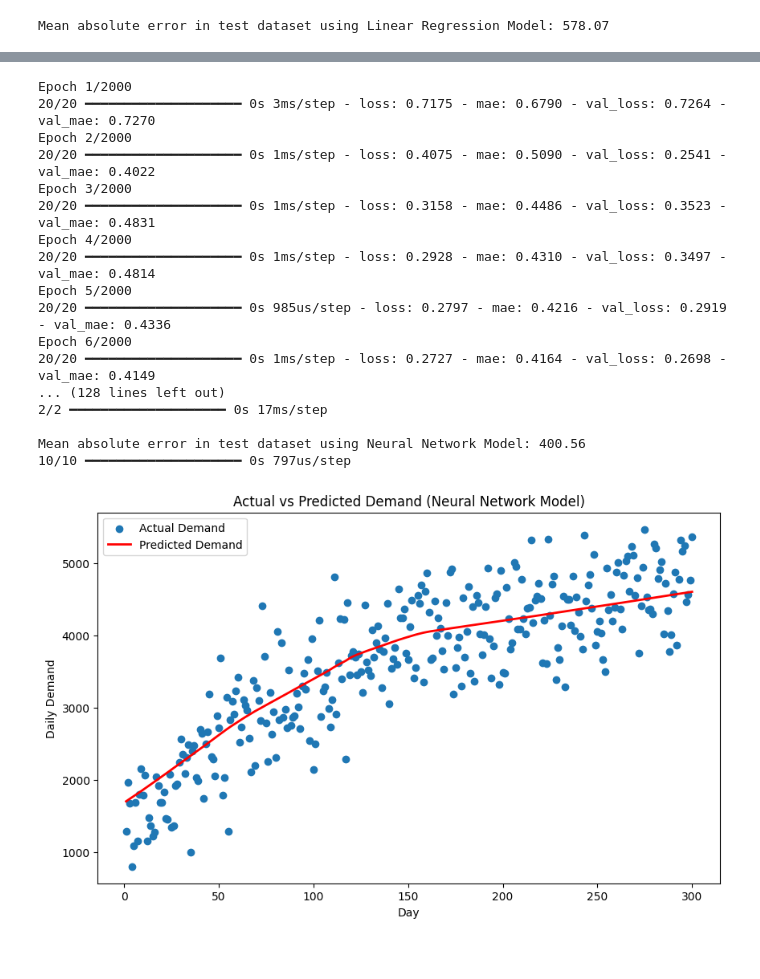
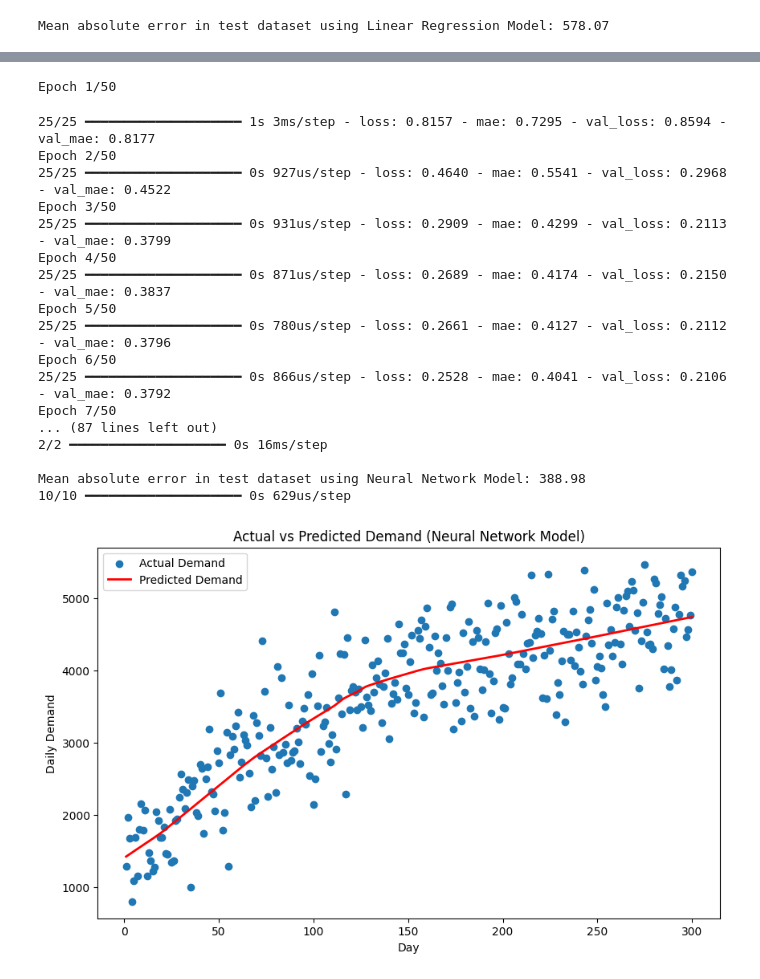
Before and after one commit to dineshsinghbisht/masterdegree, a Jupyter notebook: exercises/machinelearning/ex7.ipynb, the cells around one changed output, grey strips where cells are left out. Drawn from its saved outputs; the diff is of its cells as text; code cells hidden in the pictures.

```diff
--- a/exercises/machinelearning/ex7.ipynb
+++ b/exercises/machinelearning/ex7.ipynb
@@ -23,7 +23,7 @@ y_train = train_dataset[['Demand']]
 X_test = test_dataset[['Day']]
 y_test = test_dataset[['Demand']]
 
-# Fit linear regression model to train dataset
+# Fit Linear Regression Model to train dataset
 linreg_model = LinearRegression()
 linreg_model.fit(X_train, y_train)
 
@@ -48,7 +48,7 @@ plt.ylabel("Daily Demand")
 plt.legend()
 plt.show()
 
-# Scale both feature and target for Neural Network model
+# Scale both feature and target using StandardScaler for Neural Network Model
 scaler_x = StandardScaler()
 X_train_scaled = scaler_x.fit_transform(X_train)
 X_test_scaled = scaler_x.transform(X_test)
@@ -57,81 +57,72 @@ scaler_y = StandardScaler()
 y_train_scaled = scaler_y.fit_transform(y_train)
 y_test_scaled = scaler_y.transform(y_test)
 
-# Create, compile and train a Neural Network Model for Nonlinear Regression on train dataset
+# Create, compile and train a Neural Network Model for nonlinear regression on train dataset
 nn_model = tf.keras.Sequential([
-    tf.keras.Input(shape=(X_train_scaled.shape[1],)),
-    tf.keras.layers.Dense(60, activation='relu'),
-    tf.keras.layers.Dense(60, activation='relu'),
+    tf.keras.layers.Dense(30, activation='relu', input_shape=(X_train_scaled.shape[1],)),
+    tf.keras.layers.Dense(30, activation='relu'),
+    tf.keras.layers.Dense(30, activation='relu'),
     tf.keras.layers.Dense(y_train_scaled.shape[1])
 ])
 
-# Compile the model using Adam optimizer and Mean Squared Error loss
 nn_model.compile(
     tf.keras.optimizers.Adam(learning_rate=0.001),
     loss='mse',
     metrics=['mae']
 )
 
-# Stop training early if validation loss does not improve
-early_stop = tf.keras.callbacks.EarlyStopping(
-    monitor="val_loss", patience=30, restore_best_weights=True
-)
-
-# Train the neural network with validation split to monitor performance
 nn_model.fit(
     X_train_scaled, y_train_scaled,
-    validation_split=0.2,
-    shuffle=False,
-    epochs=2000,
-    batch_size=10,
-    callbacks=[early_stop],
+    validation_data=(X_test_scaled, y_test_scaled),
+    epochs=50, batch_size=10,
     #verbose=0 # Silent mode – no output printed during training
 )
 
-# Generate predictions for the test dataset
+# Predict on test dataset
 nn_model_prediction_test = nn_model.predict(X_test_scaled)
 
-# Inverse-transform the predictions
+# Inverse transform the predictions
 nn_model_prediction_test = scaler_y.inverse_transform(nn_model_prediction_test)
 
-# Inverse-transform (restore original scale) of target
+# Inverse transform the target
 y_test = scaler_y.inverse_transform(y_test_scaled)
 
 # Evaluate and display model accuracy with Mean Absolute Error for test dataset
 print(f"\nMean absolute error in test dataset using Neural Network Model: {mean_absolute_error(y_test, nn_model_prediction_test):.2f}")
 
 # For plotting across entire (1–300) period
 X_full_scaled = scaler_x.transform(X_full) # Scale the input
 nn_model_pred_all = nn_model.predict(X_full_scaled)
 nn_model_pred_all = scaler_y.inverse_transform(nn_model_pred_all) # inverse transform the target
 
 # Plot for Neural Network Model (actual + predicted across entire period 1-300 Days)
 plt.figure(figsize=(10, 6))
 plt.scatter(df['Day'], y_full, label='Actual Demand')
 plt.plot(df['Day'], nn_model_pred_all, label='Predicted Demand', color='red', linewidth=2)
 plt.title("Actual vs Predicted Demand (Neural Network Model)")
 plt.xlabel("Day")
 plt.ylabel("Daily Demand")
 plt.legend()
 plt.show()
 # %% [output]
 Mean absolute error in test dataset using Linear Regression Model: 578.07
 [figure]
-Epoch 1/2000
-20/20 ━━━━━━━━━━━━━━━━━━━━ 0s 3ms/step - loss: 0.7175 - mae: 0.6790 - val_loss: 0.7264 - val_mae: 0.7270
-Epoch 2/2000
-20/20 ━━━━━━━━━━━━━━━━━━━━ 0s 1ms/step - loss: 0.4075 - mae: 0.5090 - val_loss: 0.2541 - val_mae: 0.4022
-Epoch 3/2000
-20/20 ━━━━━━━━━━━━━━━━━━━━ 0s 1ms/step - loss: 0.3158 - mae: 0.4486 - val_loss: 0.3523 - val_mae: 0.4831
-Epoch 4/2000
-20/20 ━━━━━━━━━━━━━━━━━━━━ 0s 1ms/step - loss: 0.2928 - mae: 0.4310 - val_loss: 0.3497 - val_mae: 0.4814
-Epoch 5/2000
-20/20 ━━━━━━━━━━━━━━━━━━━━ 0s 985us/step - loss: 0.2797 - mae: 0.4216 - val_loss: 0.2919 - val_mae: 0.4336
-Epoch 6/2000
-20/20 ━━━━━━━━━━━━━━━━━━━━ 0s 1ms/step - loss: 0.2727 - mae: 0.4164 - val_loss: 0.2698 - val_mae: 0.4149
-... (128 lines left out)
-2/2 ━━━━━━━━━━━━━━━━━━━━ 0s 17ms/step
-
-Mean absolute error in test dataset using Neural Network Model: 400.56
-10/10 ━━━━━━━━━━━━━━━━━━━━ 0s 797us/step
+Epoch 1/50
+25/25 ━━━━━━━━━━━━━━━━━━━━ 1s 3ms/step - loss: 0.8157 - mae: 0.7295 - val_loss: 0.8594 - val_mae: 0.8177
+Epoch 2/50
+25/25 ━━━━━━━━━━━━━━━━━━━━ 0s 927us/step - loss: 0.4640 - mae: 0.5541 - val_loss: 0.2968 - val_mae: 0.4522
+Epoch 3/50
+25/25 ━━━━━━━━━━━━━━━━━━━━ 0s 931us/step - loss: 0.2909 - mae: 0.4299 - val_loss: 0.2113 - val_mae: 0.3799
+Epoch 4/50
+25/25 ━━━━━━━━━━━━━━━━━━━━ 0s 871us/step - loss: 0.2689 - mae: 0.4174 - val_loss: 0.2150 - val_mae: 0.3837
+Epoch 5/50
+25/25 ━━━━━━━━━━━━━━━━━━━━ 0s 780us/step - loss: 0.2661 - mae: 0.4127 - val_loss: 0.2112 - val_mae: 0.3796
+Epoch 6/50
+25/25 ━━━━━━━━━━━━━━━━━━━━ 0s 866us/step - loss: 0.2528 - mae: 0.4041 - val_loss: 0.2106 - val_mae: 0.3792
+Epoch 7/50
+... (87 lines left out)
+2/2 ━━━━━━━━━━━━━━━━━━━━ 0s 16ms/step
+
+Mean absolute error in test dataset using Neural Network Model: 388.98
+10/10 ━━━━━━━━━━━━━━━━━━━━ 0s 629us/step
-[figure, old version]
+[figure, new version]
```
Also changed, not shown: 3 other files.
